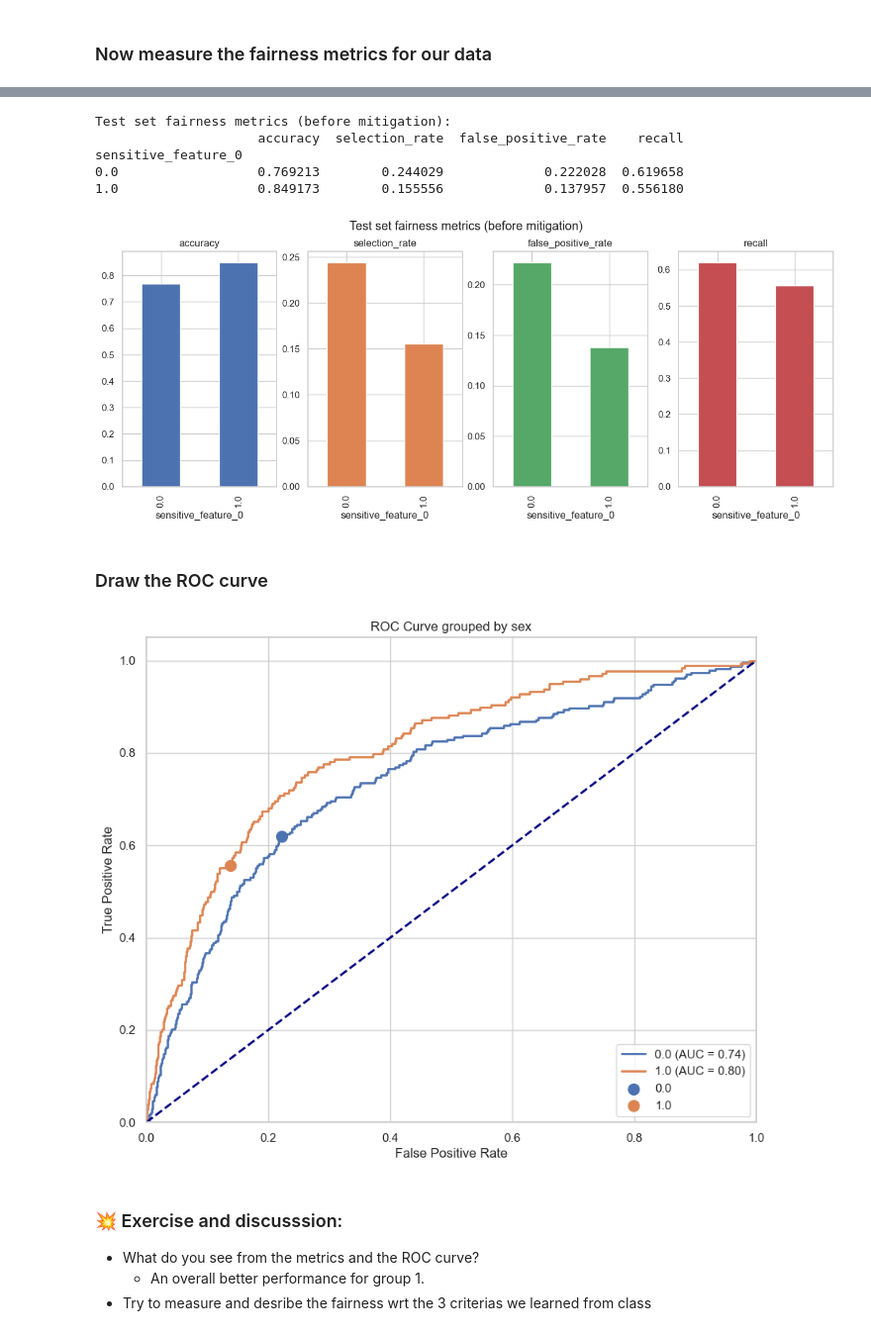
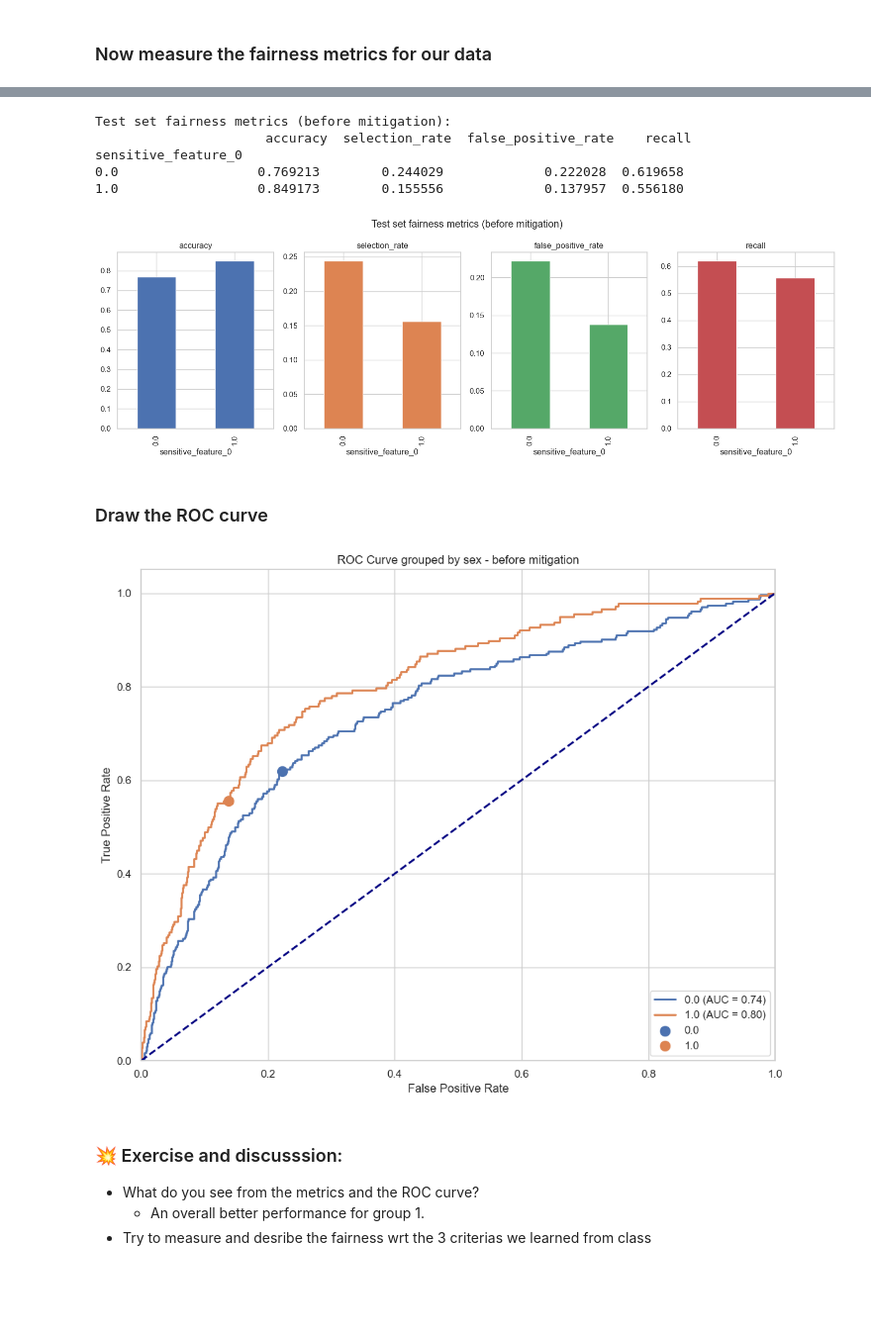
Before and after one commit to MathiasDamsgaard/RAI_fairness_project, a Jupyter notebook: exercise.ipynb, the cells around one changed output, grey strips where cells are left out. Shown at 99% size. Saved outputs shown, nothing was run; the diff lists cells and outputs as text; code cells hidden in the pictures; blank space fills up the shorter version.

```diff
--- a/exercise.ipynb
+++ b/exercise.ipynb
@@ -233,8 +234,8 @@ test_loader = torch.utils.data.DataLoader(test_dataset, batch_size=batch_size, s
 # %% [markdown]
 ### Predict the results for both validation and test set
 # %%
-# val_lab, val_pred, val_prob, val_a = validate(classifier, val_loader, device=device)
-# test_lab, test_pred, test_prob, test_a= validate(classifier, test_loader, device=device)
+val_lab, val_pred, val_prob, val_a = validate(classifier, val_loader, device=device)
+test_lab, test_pred, test_prob, test_a= validate(classifier, test_loader, device=device)
 # %% [output]
 val_loss=1.2286 val_acc=0.8211 val_auroc=0.7841
 val_loss=1.2348 val_acc=0.8092 val_auroc=0.7726
@@ -242,11 +243,11 @@ val_loss=1.2348 val_acc=0.8092 val_auroc=0.7726
 If predicting on the validation/test set takes too long, you can simply load the pre-saved results directly from the CSV file. Note that if you use your own model, the results will differ from mine.
 # %%
 # # read the results from csv
-val_df = pd.read_csv('./datafiles/nih_val_results.csv')
-test_df = pd.read_csv('./datafiles/nih_test_results.csv')
+# val_df = pd.read_csv('./datafiles/nih_val_results.csv')
+# test_df = pd.read_csv('./datafiles/nih_test_results.csv')
 
-val_lab, val_pred, val_prob, val_a = val_df['val_lab'].values, val_df['val_pred'].values, val_df['val_prob'].values, val_df['val_a'].values
-test_lab, test_pred, test_prob, test_a = test_df['test_lab'].values, test_df['test_pred'].values, test_df['test_prob'].values, test_df['test_a'].values
+# val_lab, val_pred, val_prob, val_a = val_df['val_lab'].values, val_df['val_pred'].values, val_df['val_prob'].values, val_df['val_a'].values
+# test_lab, test_pred, test_prob, test_a = test_df['test_lab'].values, test_df['test_pred'].values, test_df['test_prob'].values, test_df['test_a'].values
 # %% [markdown]
 ### Assess fairness using Fairlearn
 #### A simple example first
@@ -280,20 +281,22 @@ metrics = {'accuracy': accuracy_score,
            'false_positive_rate': false_positive_rate,
            'recall': recall_score # true positive rate = recall
            }
+
 mf = MetricFrame(metrics=metrics,
                  y_true=test_lab,
                  y_pred=test_pred,
                  sensitive_features=test_a)
 
-print("Test set fairness metrics (before mitigation):")
-print(mf.by_group)
+print("Test set fairness metrics (before mitigation):\n", mf.by_group)
 
 mf.by_group.plot.bar(
     subplots=True,
     layout=[1, 4],
     legend=False,
     figsize=[15, 5],
-    title="Test set fairness metrics (before mitigation)",
-);
+    title="Test set fairness metrics (before mitigation)"
+)
+plt.tight_layout()
+plt.savefig('./figures/fairness_metrics_before.jpg');
 # %% [output]
 Test set fairness metrics (before mitigation):
@@ -301,15 +304,17 @@ Test set fairness metrics (before mitigation):
 sensitive_feature_0
 0.0                  0.769213        0.244029             0.222028  0.619658
 1.0                  0.849173        0.155556             0.137957  0.556180
-[figure, old version]
+[figure, new version]
 # %% [markdown]
 ### Draw the ROC curve
 # %%
 plot_roc_simple(test_lab, test_prob, test_a, test_pred,
-        sensitive_attribute_name = 'sex',
+        sensitive_attribute_name = 'sex - before mitigation',
         )
+plt.tight_layout()
+plt.savefig('./figures/roc_curve_before.jpg');
 # %% [output]
-[figure, old version]
+[figure, new version]
 # %% [markdown]
 ### 💥 Exercise and discusssion:
 * What do you see from the metrics and the ROC curve?
```
Also changed, not shown: parts of 20 cells of this notebook, 15 other files.
